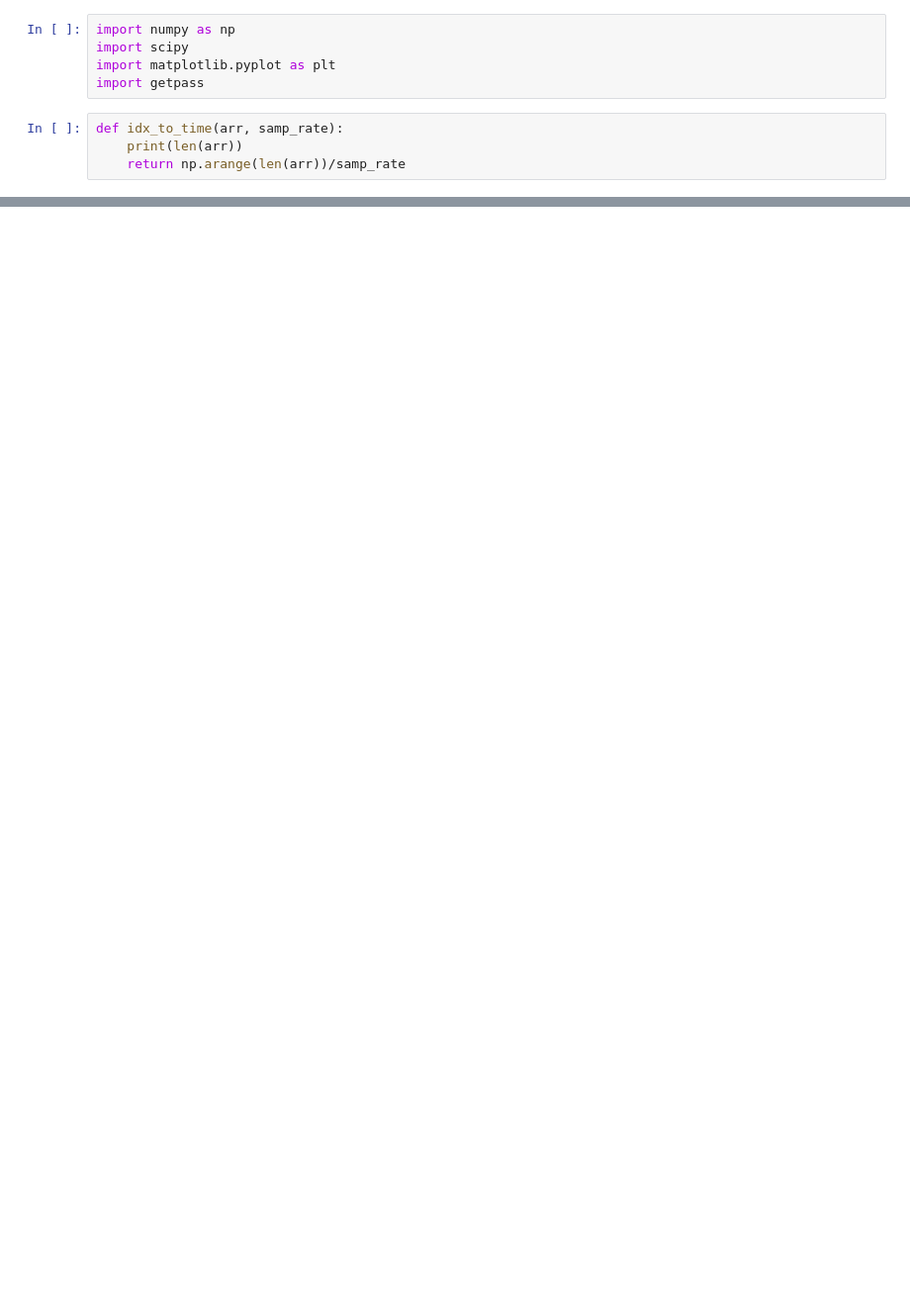
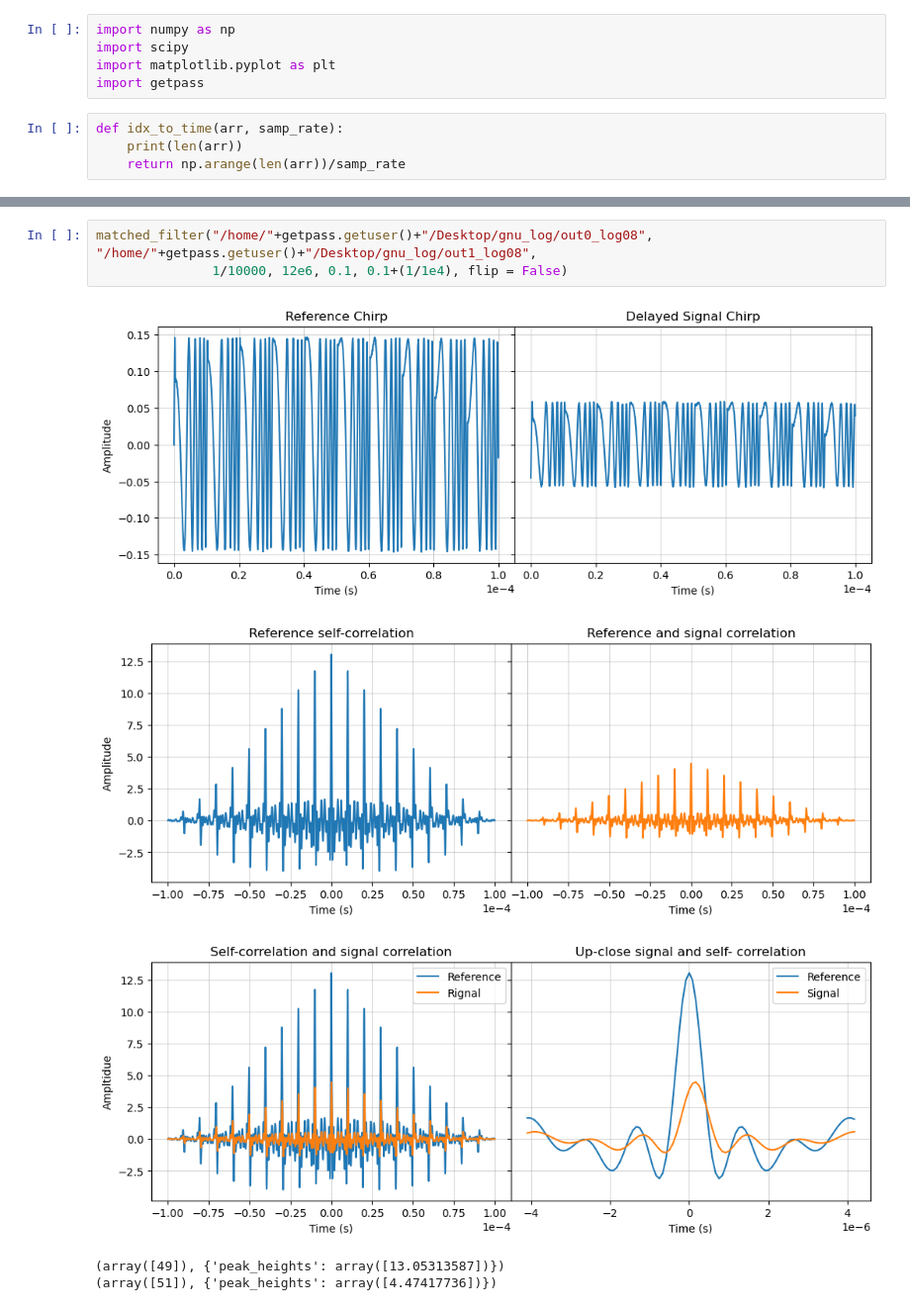
Before and after one commit to MIST-Experiment/gpr, a Jupyter notebook: analysis_notebooks/FMCW_Plotter.ipynb, the cells around one changed output, grey strips where cells are left out. Shown at 99% size. Drawn from its saved outputs; the diff is of its cells as text; blank space fills up the shorter version.

```diff
--- a/analysis_notebooks/FMCW_Plotter.ipynb
+++ b/analysis_notebooks/FMCW_Plotter.ipynb
@@ -156,0 +166,9 @@ matched_filter("/home/"+getpass.getuser()+"/Desktop/gnu_log/out0_log06", "/home/
+# %%
+matched_filter("/home/"+getpass.getuser()+"/Desktop/gnu_log/out0_log08", "/home/"+getpass.getuser()+"/Desktop/gnu_log/out1_log08",
+               1/10000, 12e6, 0.1, 0.1+(1/1e4), flip = False)
+# %% [output]
+[figure, added]
+[figure, added]
+[figure, added]
+(array([49]), {'peak_heights': array([13.05313587])})
+(array([51]), {'peak_heights': array([4.47417736])})
```
Also changed, not shown: parts of 14 cells of this notebook, 4 other files.
